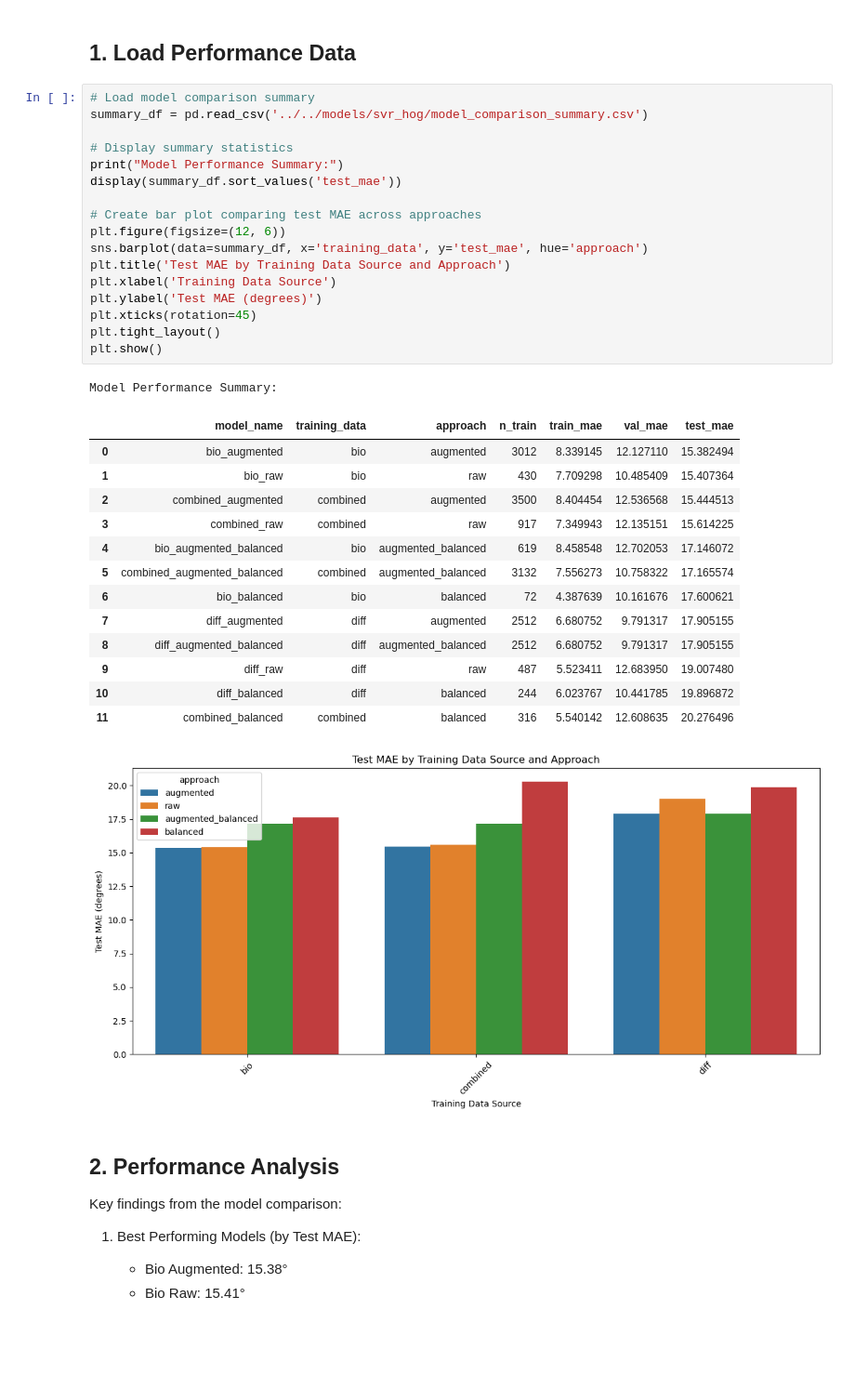
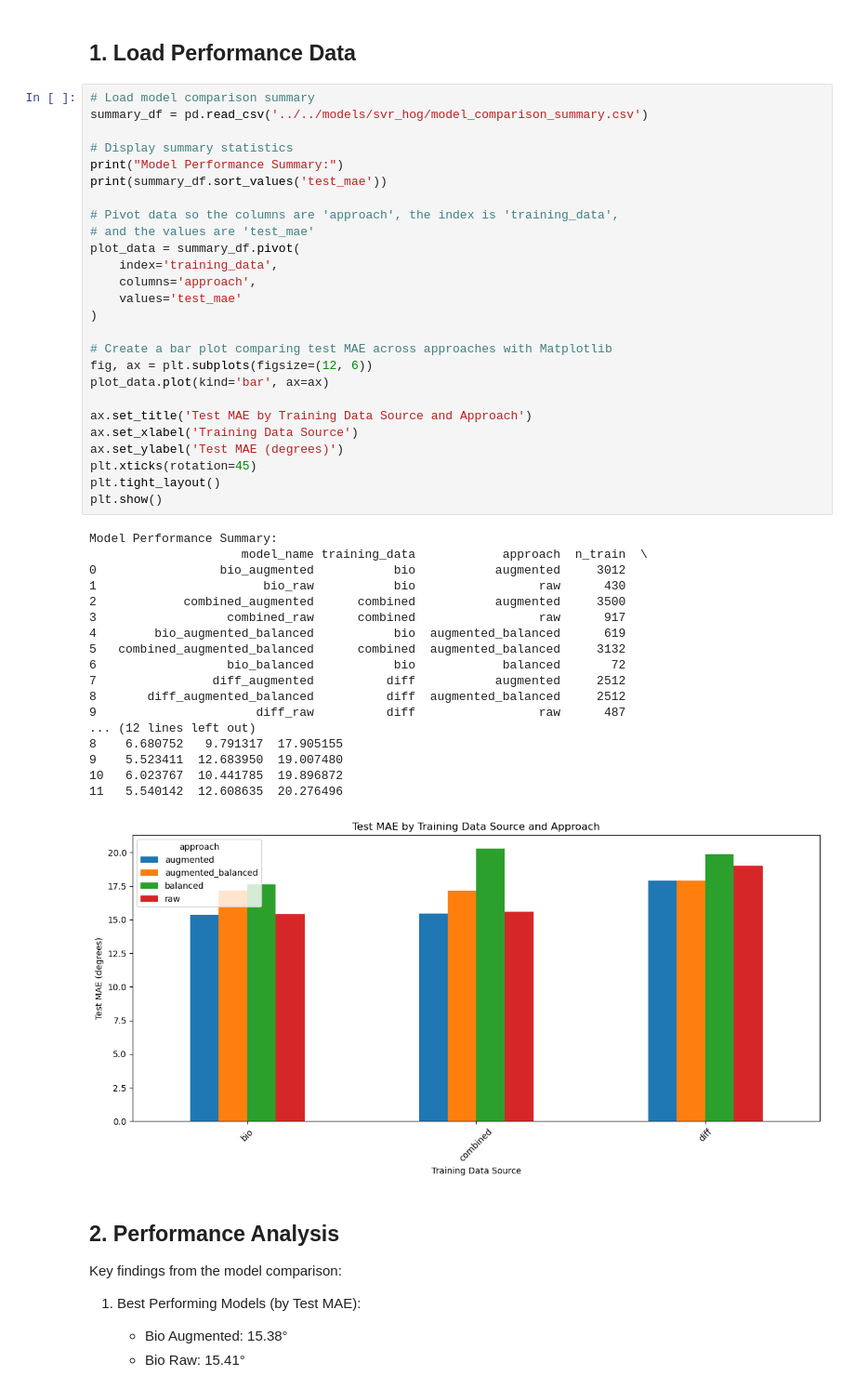
Before and after one commit to hkc5/fiber-prediction, a Jupyter notebook: notebooks/HOG/Combined_Augmented_Analysis.ipynb, the cells around one changed output. Shown at 93% size. Cells and saved outputs as stored; diff of their text form; blank space fills up the shorter version.

```diff
--- a/notebooks/HOG/Combined_Augmented_Analysis.ipynb
+++ b/notebooks/HOG/Combined_Augmented_Analysis.ipynb
@@ -22,36 +21,48 @@ from fiber_predictor.svr_hog.data_processing import load_dataset
 # %%
 # Load model comparison summary
 summary_df = pd.read_csv('../../models/svr_hog/model_comparison_summary.csv')
 
 # Display summary statistics
 print("Model Performance Summary:")
-display(summary_df.sort_values('test_mae'))
+print(summary_df.sort_values('test_mae'))
 
-# Create bar plot comparing test MAE across approaches
-plt.figure(figsize=(12, 6))
-sns.barplot(data=summary_df, x='training_data', y='test_mae', hue='approach')
-plt.title('Test MAE by Training Data Source and Approach')
-plt.xlabel('Training Data Source')
-plt.ylabel('Test MAE (degrees)')
+# Pivot data so the columns are 'approach', the index is 'training_data',
+# and the values are 'test_mae'
+plot_data = summary_df.pivot(
+    index='training_data',
+    columns='approach',
+    values='test_mae'
+)
+
+# Create a bar plot comparing test MAE across approaches with Matplotlib
+fig, ax = plt.subplots(figsize=(12, 6))
+plot_data.plot(kind='bar', ax=ax)
+
+ax.set_title('Test MAE by Training Data Source and Approach')
+ax.set_xlabel('Training Data Source')
+ax.set_ylabel('Test MAE (degrees)')
 plt.xticks(rotation=45)
 plt.tight_layout()
 plt.show()
 # %% [output]
 Model Performance Summary:
+                     model_name training_data            approach  n_train  \
+0                 bio_augmented           bio           augmented     3012
+1                       bio_raw           bio                 raw      430
+2            combined_augmented      combined           augmented     3500
+3                  combined_raw      combined                 raw      917
+4        bio_augmented_balanced           bio  augmented_balanced      619
+5   combined_augmented_balanced      combined  augmented_balanced     3132
+6                  bio_balanced           bio            balanced       72
+7                diff_augmented          diff           augmented     2512
+8       diff_augmented_balanced          diff  augmented_balanced     2512
+9                      diff_raw          diff                 raw      487
+... (12 lines left out)
+8    6.680752   9.791317  17.905155
+9    5.523411  12.683950  19.007480
+10   6.023767  10.441785  19.896872
+11   5.540142  12.608635  20.276496
-|  | model_name | training_data | approach | n_train | train_mae | val_mae | test_mae |
-| 0 | bio_augmented | bio | augmented | 3012 | 8.339145 | 12.127110 | 15.382494 |
-| 1 | bio_raw | bio | raw | 430 | 7.709298 | 10.485409 | 15.407364 |
-| 2 | combined_augmented | combined | augmented | 3500 | 8.404454 | 12.536568 | 15.444513 |
-| 3 | combined_raw | combined | raw | 917 | 7.349943 | 12.135151 | 15.614225 |
-| 4 | bio_augmented_balanced | bio | augmented_balanced | 619 | 8.458548 | 12.702053 | 17.146072 |
-| 5 | combined_augmented_balanced | combined | augmented_balanced | 3132 | 7.556273 | 10.758322 | 17.165574 |
-| 6 | bio_balanced | bio | balanced | 72 | 4.387639 | 10.161676 | 17.600621 |
-| 7 | diff_augmented | diff | augmented | 2512 | 6.680752 | 9.791317 | 17.905155 |
-| 8 | diff_augmented_balanced | diff | augmented_balanced | 2512 | 6.680752 | 9.791317 | 17.905155 |
-| 9 | diff_raw | diff | raw | 487 | 5.523411 | 12.683950 | 19.007480 |
-| 10 | diff_balanced | diff | balanced | 244 | 6.023767 | 10.441785 | 19.896872 |
-| 11 | combined_balanced | combined | balanced | 316 | 5.540142 | 12.608635 | 20.276496 |
-[figure, old version]
+[figure, new version]
 # %% [markdown]
 ## 2. Performance Analysis
 
```
Also changed, not shown: parts of 1 cell of this notebook, 22 other files.
